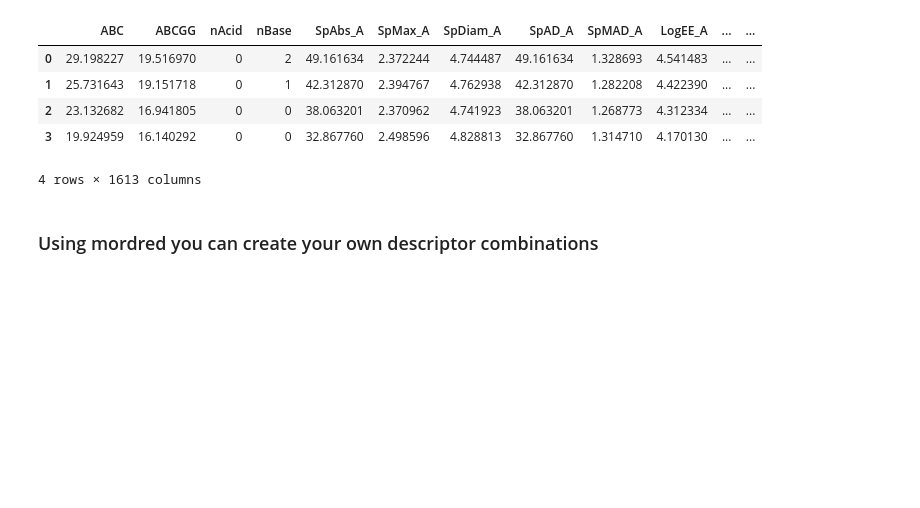
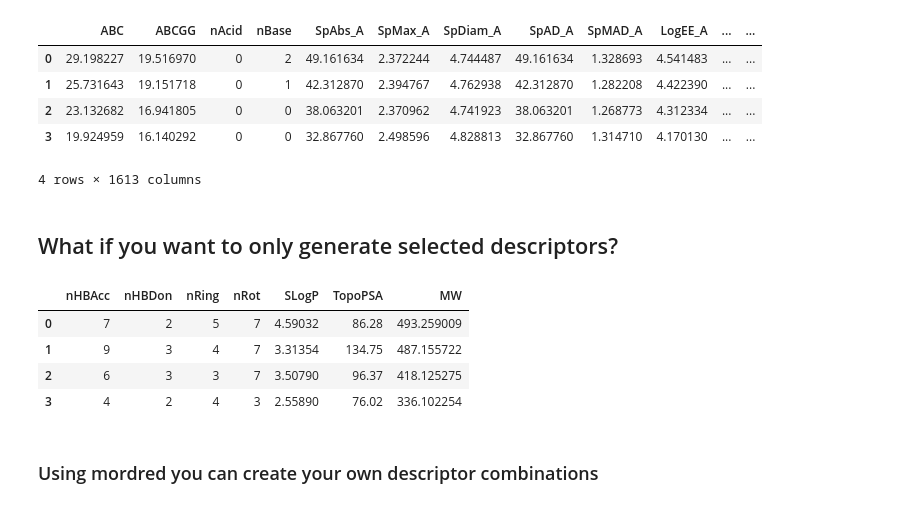
Before and after one commit to ravichas/SRWkshp1, a Jupyter notebook: GeneratingMolecularFeatures-12092019.ipynb, the cells around one changed output. Drawn from its saved outputs; the diff is of its cells as text; code cells hidden in the pictures; blank space fills up the shorter version.

```diff
--- a/GeneratingMolecularFeatures-12092019.ipynb
+++ b/GeneratingMolecularFeatures-12092019.ipynb
@@ -645,6 +658,35 @@ df
 | 2 | 23.132682 | 16.941805 | 0 | 0 | 38.063201 | 2.370962 | 4.741923 | 38.063201 | 1.268773 | 4.312334 | ... | ... |
 | 3 | 19.924959 | 16.140292 | 0 | 0 | 32.867760 | 2.498596 | 4.828813 | 32.867760 | 1.314710 | 4.170130 | ... | ... |
 4 rows × 1613 columns
+# %% [markdown]
+## What if you want to only generate selected descriptors?
+# %%
+from mordred import Calculator, descriptors
+
+# calc = Calculator([ ABCIndex, AcidBase.AcidicGroupCount, Weight.Weight(),ZagrebIndex.ZagrebIndex(1, 1),
+#     WienerIndex.WienerIndex(False), ], ignore_3D=True)
+# print(len(calc.descriptors))  # 6
+
+descriptor_list = {'MW', 'nHBDon','nRing','nHBAcc',
+                   'nRot','SLogP','TopoPSA'}
+
+# register all descriptors
+calc = Calculator(descriptors, ignore_3D=True)
+
+# calculate multiple molecule
+# re-register subset of descriptors
+calc.descriptors = [d for d in calc.descriptors if str(d) in descriptor_list]
+
+mols = [Chem.MolFromSmiles(smi) for smi in [imatinib, dasatinib, gnf5, dph]]
+
+df1 = calc.pandas(mols)
+df1
+# %% [output]
+|  | nHBAcc | nHBDon | nRing | nRot | SLogP | TopoPSA | MW |
+| 0 | 7 | 2 | 5 | 7 | 4.59032 | 86.28 | 493.259009 |
+| 1 | 9 | 3 | 4 | 7 | 3.31354 | 134.75 | 487.155722 |
+| 2 | 6 | 3 | 3 | 7 | 3.50790 | 96.37 | 418.125275 |
+| 3 | 4 | 2 | 4 | 3 | 2.55890 | 76.02 | 336.102254 |
 # %% [markdown]
 ### Using mordred you can create your own descriptor combinations
 # %%
```
Also changed, not shown: parts of 27 cells of this notebook, 5 other files.
